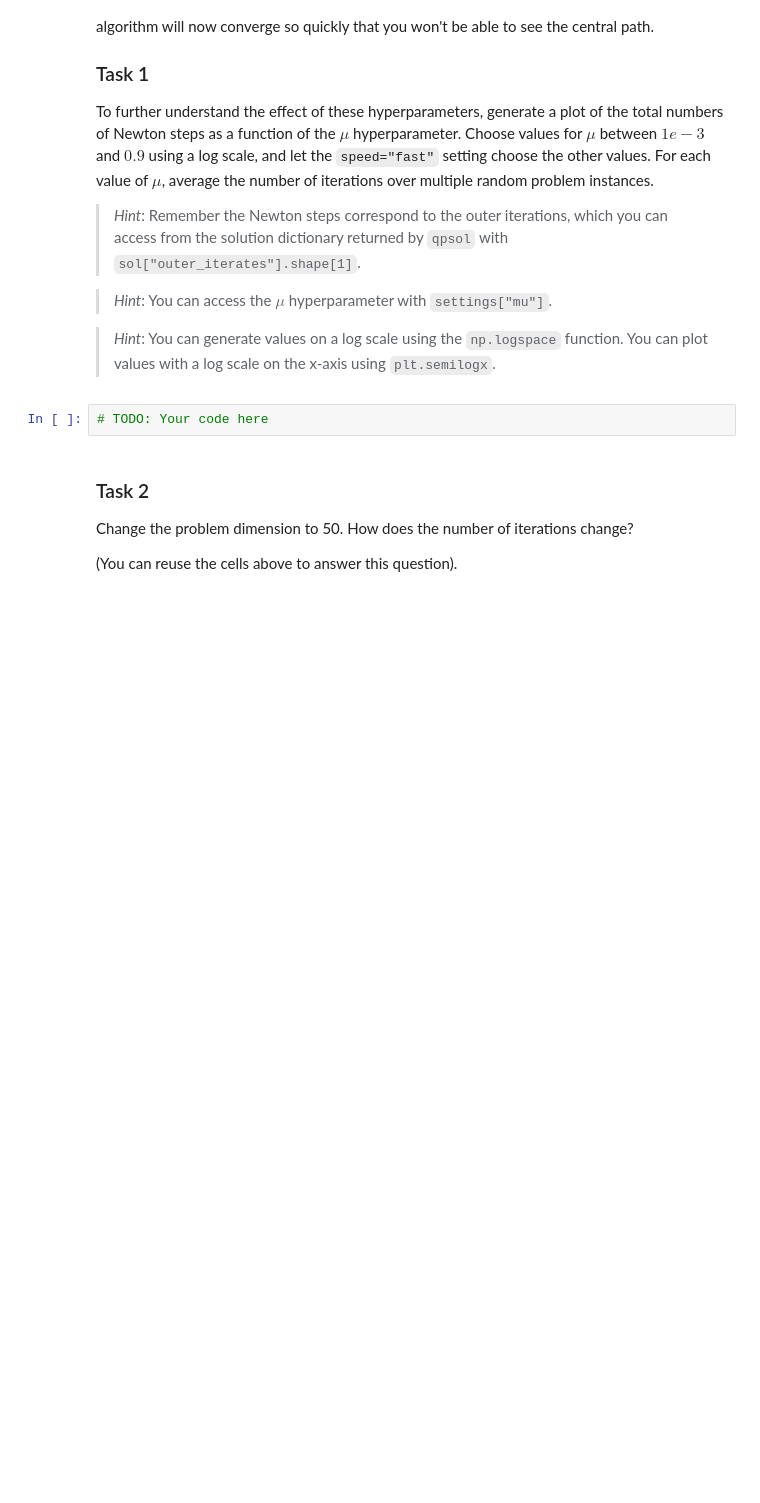
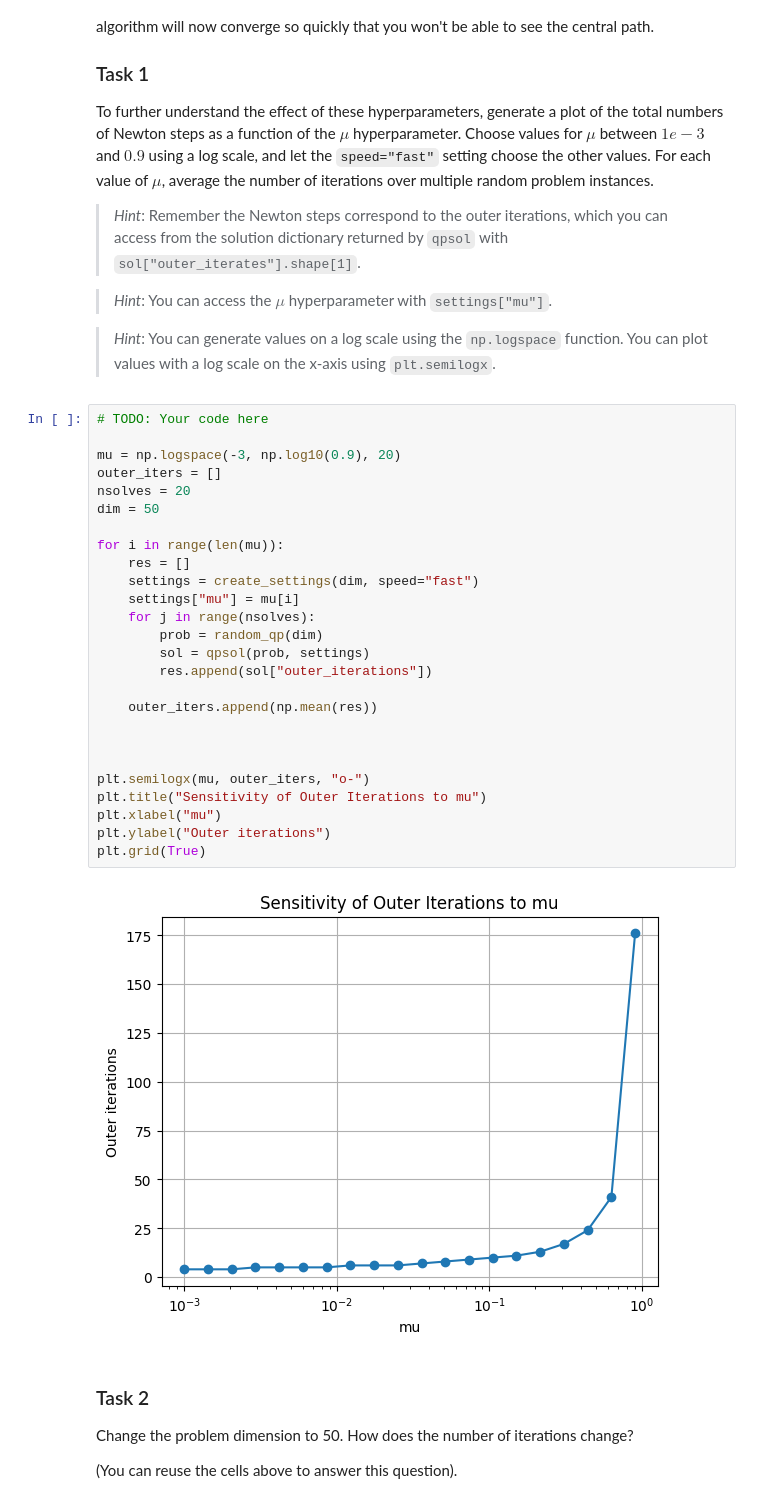
Before and after one commit to Sdevaud/Master_2, a Jupyter notebook: MPC/programming_exercises/exercise2_optimization/ex2_optimization.ipynb, the cells around one changed output. Drawn from its saved outputs; the diff is of its cells as text; blank space fills up the shorter version.

```diff
--- a/MPC/programming_exercises/exercise2_optimization/ex2_optimization.ipynb
+++ b/MPC/programming_exercises/exercise2_optimization/ex2_optimization.ipynb
@@ -255,6 +256,32 @@ For each value of $\mu$, average the number of iterations over multiple random p
 > _Hint_: You can generate values on a log scale using the `np.logspace` function. You can plot values with a log scale on the x-axis using `plt.semilogx`.
 # %%
 # TODO: Your code here
+
+mu = np.logspace(-3, np.log10(0.9), 20)
+outer_iters = []
+nsolves = 20
+dim = 50
+
+for i in range(len(mu)):
+    res = []
+    settings = create_settings(dim, speed="fast")
+    settings["mu"] = mu[i]
+    for j in range(nsolves):
+        prob = random_qp(dim)
+        sol = qpsol(prob, settings)
+        res.append(sol["outer_iterations"])
+
+    outer_iters.append(np.mean(res))
+
+
+
+plt.semilogx(mu, outer_iters, "o-")
+plt.title("Sensitivity of Outer Iterations to mu")
+plt.xlabel("mu")
+plt.ylabel("Outer iterations")
+plt.grid(True)
+# %% [output]
+[figure, added]
 # %% [markdown]
 ### Task 2
 
```
Also changed, not shown: parts of 2 cells of this notebook.
